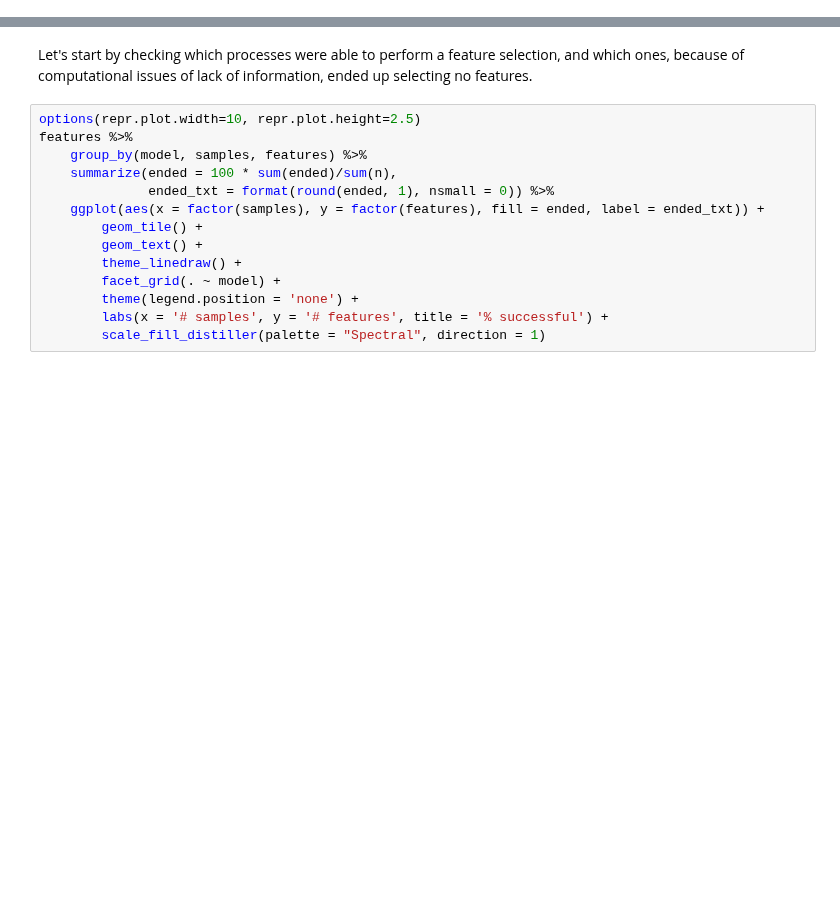
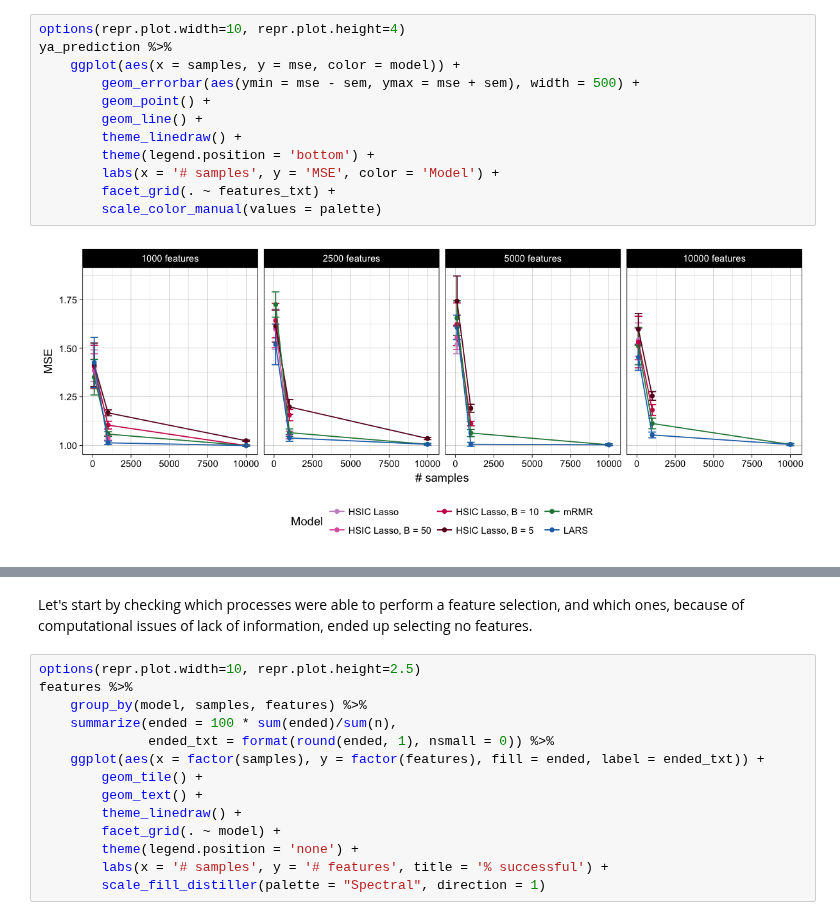
Before and after one commit to hclimente/nori, a Jupyter notebook: doc/benchmark.ipynb, the cells around one changed output, grey strips where cells are left out. Cells and saved outputs as stored; diff of their text form; blank space fills up the shorter version.

```diff
--- a/doc/benchmark.ipynb
+++ b/doc/benchmark.ipynb
@@ -36,0 +90,14 @@ The following object is masked from ‘package:ggplot2’:
+# %%
+options(repr.plot.width=10, repr.plot.height=4)
+ya_prediction %>%
+    ggplot(aes(x = samples, y = mse, color = model)) +
+        geom_errorbar(aes(ymin = mse - sem, ymax = mse + sem), width = 500) +
+        geom_point() +
+        geom_line() +
+        theme_linedraw() +
+        theme(legend.position = 'bottom') +
+        labs(x = '# samples', y = 'MSE', color = 'Model') +
+        facet_grid(. ~ features_txt) +
+        scale_color_manual(values = palette)
+# %% [output]
+[figure, added]
```
Also changed, not shown: parts of 15 cells of this notebook, 4 other files.
